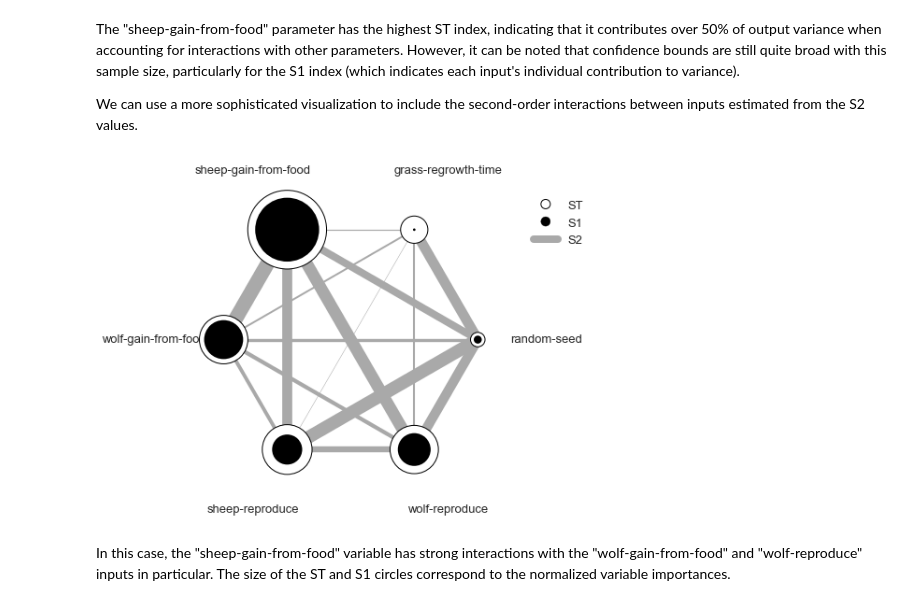
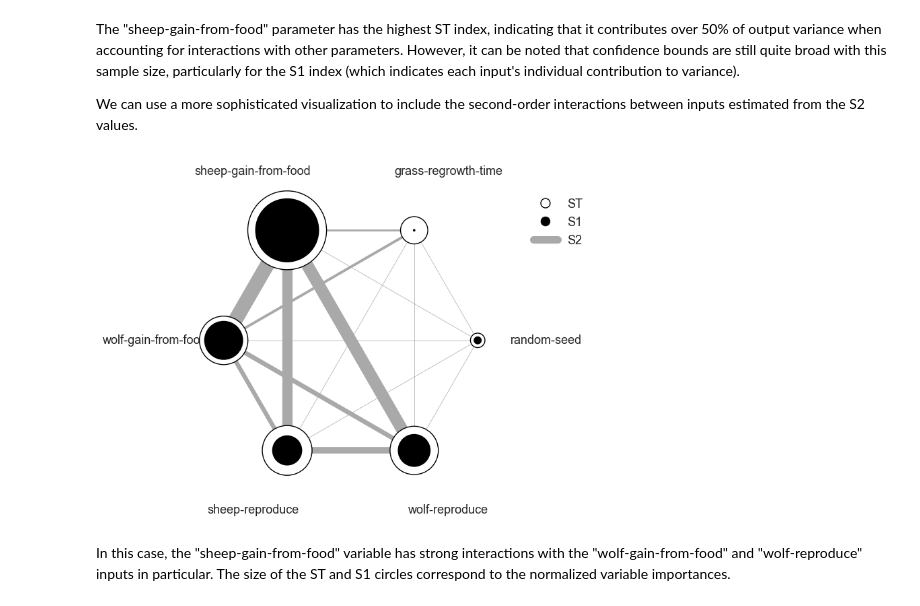
Before and after one commit to quaquel/pyNetLogo, a Jupyter notebook: Example/pyNetLogo demo - SALib parallel.ipynb, the cells around one changed output. Drawn from its saved outputs; the diff is of its cells as text; code cells hidden in the pictures.

```diff
--- a/Example/pyNetLogo demo - SALib parallel.ipynb
+++ b/Example/pyNetLogo demo - SALib parallel.ipynb
@@ -240,6 +240,7 @@ The "sheep-gain-from-food" parameter has the highest ST index, indicating that i
 
 We can use a more sophisticated visualization to include the second-order interactions between inputs estimated from the S2 values.
 # %%
+%matplotlib inline
 import itertools
 from math import pi
 
@@ -298,12 +299,12 @@ def plot_sobol_indices(sobol_indices, criterion='ST', threshold=0.01):
                 only visualize variables with criterion larger than cutoff
 
     '''
-    max_linewidth_s2 = 15
+    max_linewidth_s2 = 15#25*1.8
     max_s_radius = 0.3
 
     # prepare data
     # use the absolute values of all the indices
-    sobol_indices = {key:np.abs(stats) for key, stats in sobol_indices.items()}
+    #sobol_indices = {key:np.abs(stats) for key, stats in sobol_indices.items()}
 
     # dataframe with ST and S1
     sobol_stats = {key:sobol_indices[key] for key in ['ST', 'S1']}
@@ -315,6 +316,7 @@ def plot_sobol_indices(sobol_indices, criterion='ST', threshold=0.01):
     # dataframe with s2
     s2 = pd.DataFrame(sobol_indices['S2'], index=problem['names'],
                       columns=problem['names'])
+    s2[s2<0.0]=0. #Set negative values to 0 (artifact from small sample sizes)
     s2max = s2.max().max()
     s2min = s2.min().min()
 
@@ -332,6 +334,7 @@ def plot_sobol_indices(sobol_indices, criterion='ST', threshold=0.01):
     ax.grid(False)
     ax.spines['polar'].set_visible(False)
     ax.set_xticks(ticklocs)
+
     ax.set_xticklabels(names)
     ax.set_yticklabels([])
     ax.set_ylim(ymax=1.4)
@@ -354,35 +357,36 @@ def plot_sobol_indices(sobol_indices, criterion='ST', threshold=0.01):
         lw = 0.5+max_linewidth_s2*normalize(weight, s2min, s2max)
         ax.plot([loc1, loc2], [1,1], c='darkgray', lw=lw, zorder=1)
 
     return fig
 
 
 from matplotlib.legend_handler import HandlerPatch
 class HandlerCircle(HandlerPatch):
     def create_artists(self, legend, orig_handle,
                        xdescent, ydescent, width, height, fontsize, trans):
         center = 0.5 * width - 0.5 * xdescent, 0.5 * height - 0.5 * ydescent
         p = plt.Circle(xy=center, radius=orig_handle.radius)
         self.update_prop(p, orig_handle, legend)
         p.set_transform(trans)
         return [p]
 
 def legend(ax):
     some_identifiers = [plt.Circle((0,0), radius=5, color='k', fill=False, lw=1),
                         plt.Circle((0,0), radius=5, color='k', fill=True),
                         plt.Line2D([0,0.5], [0,0.5], lw=8, color='darkgray')]
     ax.legend(some_identifiers, ['ST', 'S1', 'S2'],
               loc=(1,0.75), borderaxespad=0.1, mode='expand',
               handler_map={plt.Circle: HandlerCircle()})
 
 
 sns.set_style('whitegrid')
 fig = plot_sobol_indices(Si, criterion='ST', threshold=0.005)
 fig.set_size_inches(7,7)
-
+#plt.savefig('JASSS figures/Figure 8 - Interactions.pdf', bbox_inches='tight')
+#plt.savefig('JASSS figures/Figure 8 - Interactions.png', dpi=300, bbox_inches='tight')
 plt.show()
 # %% [output]
-[figure, old version]
+[figure, new version]
 # %% [markdown]
 In this case, the "sheep-gain-from-food" variable has strong interactions with the "wolf-gain-from-food" and "wolf-reproduce" inputs in particular. The size of the ST and S1 circles correspond to the normalized variable importances.
 # %% [markdown]
```
Also changed, not shown: 7 other files.
